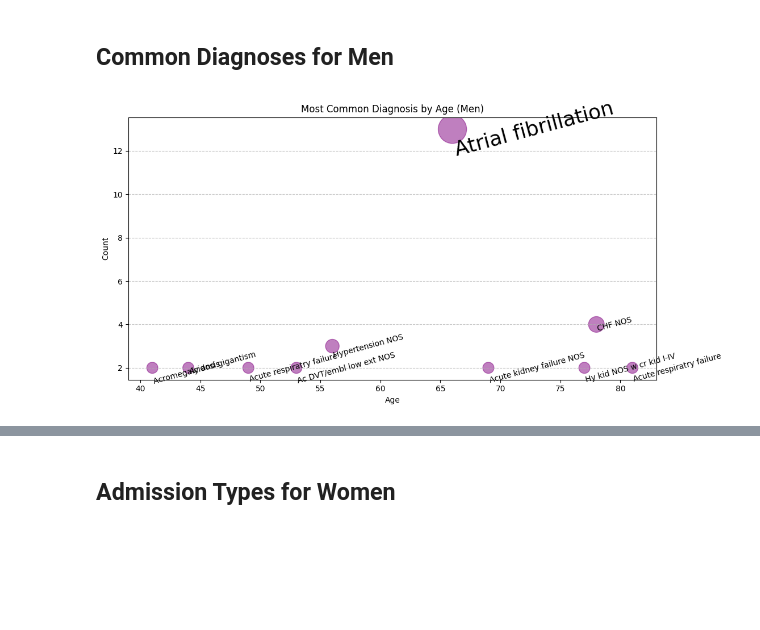
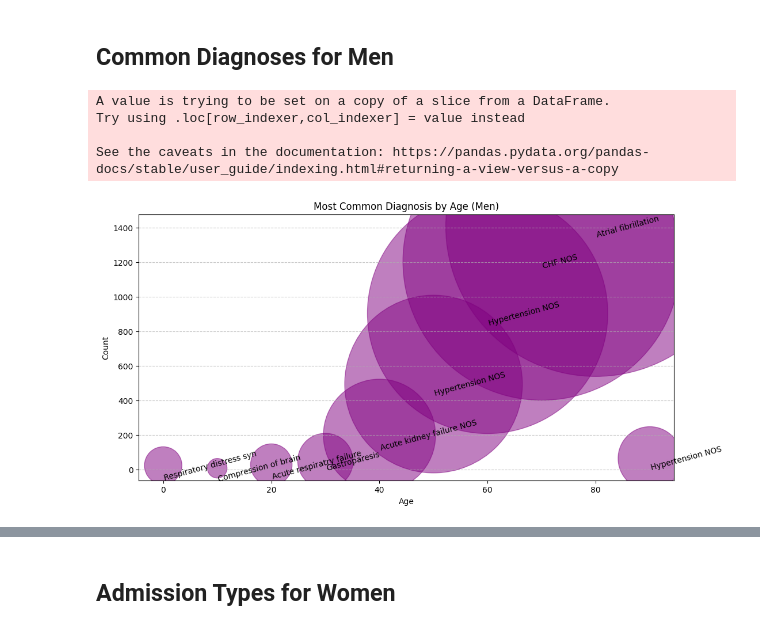
Before and after one commit to UT-Austin-MSAI-Program/ai-in-healthcare-ai395t, a Jupyter notebook: mimic-visualizations.ipynb, the cells around one changed output, grey strips where cells are left out. Drawn from its saved outputs; the diff is of its cells as text; code cells hidden in the pictures; blank space fills up the shorter version.

```diff
--- a/mimic-visualizations.ipynb
+++ b/mimic-visualizations.ipynb
@@ -9,7 +9,7 @@ import plotly.express as px
 # import os
 # import gzip
 
-data_dir = "../mimic-iii-clinical-database-demo-1.4"
+data_dir = "./mimic/mimic-iii-clinical-database-1.4"
 # %% [markdown]
 ## Set individual dataframes
 # %%
@@ -55,10 +55,10 @@ def calculate_age(dob, dod):
     return age
 
 # Apply calculate_age function to create "age" column
-patients_df["age"] = patients_df.apply(lambda row: calculate_age(row["dob"], row["dod"]), axis=1)
+patients_df['AGE'] = patients_df.apply(lambda row: calculate_age(row['DOB'], row['DOD']), axis=1)
 
 # Filter out rows with age greater than or equal to 120
-filtered_patients_df = patients_df[patients_df["age"] < 120]
+filtered_patients_df = patients_df[patients_df['AGE'] < 120]
 
 # Display the updated DataFrame
 # print(filtered_patients_df.head())
@@ -147,58 +146,67 @@ plt.show()
 # %% [markdown]
 ## Common Diagnoses for Men
 # %%
-merged_diagnoses_data = pd.merge(diagnoses_df, diagnoses_labels_df, on="icd9_code")
-merged_patient_diag_data = pd.merge(filtered_patients_df, merged_diagnoses_data, on="subject_id")
-merged_patient_diag_data.head()
+# Get labels for diagnoses
+merged_diagnoses_data = pd.merge(diagnoses_df, diagnoses_labels_df, on='ICD9_CODE')
+merged_patient_diag_data = pd.merge(filtered_patients_df, merged_diagnoses_data, on='SUBJECT_ID')
 
-male_patients_df = merged_patient_diag_data[merged_patient_diag_data['gender'] == 'M']
-female_patient_df = merged_patient_diag_data[merged_patient_diag_data['gender'] == 'F']
-
+# Filter out female patients
+male_patients_df = merged_patient_diag_data[merged_patient_diag_data['GENDER'] == 'M']
 
 # For convenience, create a smaller df with only the age and short_title columns
-male_patients_shortened_df = male_patients_df[['age', 'short_title']]
+male_patients_shortened_df = male_patients_df[['AGE', 'SHORT_TITLE']]
 
-# Group by 'age' and count occurrences of 'short_title'
-most_common_per_age = (
-    male_patients_shortened_df.groupby(['age'])['short_title']
+# Group by AGE decade
+male_patients_shortened_df['AGE_DECADE'] = (male_patients_shortened_df['AGE'] // 10) * 10
+
+# Find the most common SHORT_TITLE per decade
+most_common_per_decade = (
+    male_patients_shortened_df.groupby(['AGE_DECADE'])['SHORT_TITLE']
     .value_counts()  # Count occurrences of each title
     .groupby(level=0)  # Group by 'age'
     .head(1)  # Get the most common title per age
     .reset_index(name='count')  # Reset index and rename the count column
 )
 
-most_common_per_age_sorted = most_common_per_age.sort_values(by='count', ascending=False)
+most_common_per_decade_sorted = most_common_per_decade.sort_values(by='count', ascending=False)
+most_common_per_decade_sorted.head()
+
+# Create sequence of top 10 most common diagnoses
+top_10_diagnoses = most_common_per_decade_sorted['SHORT_TITLE'].value_counts().index[:10]
 
 # Show the result
-most_common_per_age_sorted = most_common_per_age_sorted[:10]
+most_common_per_decade_sorted = most_common_per_decade_sorted[:10]
 
 plt.figure(figsize=(12, 6))
 
 # Scatter plot for bubbles
 plt.scatter(
-    most_common_per_age_sorted["age"],
-    most_common_per_age_sorted["count"],
-    s=most_common_per_age_sorted["count"] * 100,
+    most_common_per_decade_sorted['AGE_DECADE'],
+    most_common_per_decade_sorted["count"],
+    s=most_common_per_decade_sorted["count"] * 100,
     alpha=0.5,
     color="purple"
 )
 
 # Annotate each bubble with dynamic font size and a minimum size
-for i, txt in enumerate(most_common_per_age_sorted["short_title"]):
-    font_size = max(most_common_per_age_sorted["count"].iloc[i] * 2, 10)  # Ensure a minimum font size of 10
+for i, txt in enumerate(most_common_per_decade_sorted['SHORT_TITLE']):
+    # font_size = max(most_common_per_decade_sorted["count"].iloc[i] * 2, 10)  # Ensure a minimum font size of 10
     plt.annotate(
         txt,
-        (most_common_per_age_sorted["age"].iloc[i], most_common_per_age_sorted["count"].iloc[i]),
+        (most_common_per_decade_sorted['AGE_DECADE'].iloc[i], most_common_per_decade_sorted["count"].iloc[i]),
         rotation=15,  # Rotate text by 45 degrees
-        fontsize=font_size,  # Set dynamic font size with a minimum
         ha='left',   # Align text
         va='center'  # Align text
     )
 
 plt.xlabel("Age")
 plt.ylabel("Count")
 plt.title("Most Common Diagnosis by Age (Men)")
 plt.grid(axis="y", linestyle="--", alpha=0.7)
 plt.show()
 # %% [output]
+A value is trying to be set on a copy of a slice from a DataFrame.
+Try using .loc[row_indexer,col_indexer] = value instead
+
+See the caveats in the documentation: https://pandas.pydata.org/pandas-docs/stable/user_guide/indexing.html#returning-a-view-versus-a-copy
-[figure, old version]
+[figure, new version]
```
Also changed, not shown: parts of 11 cells of this notebook.
